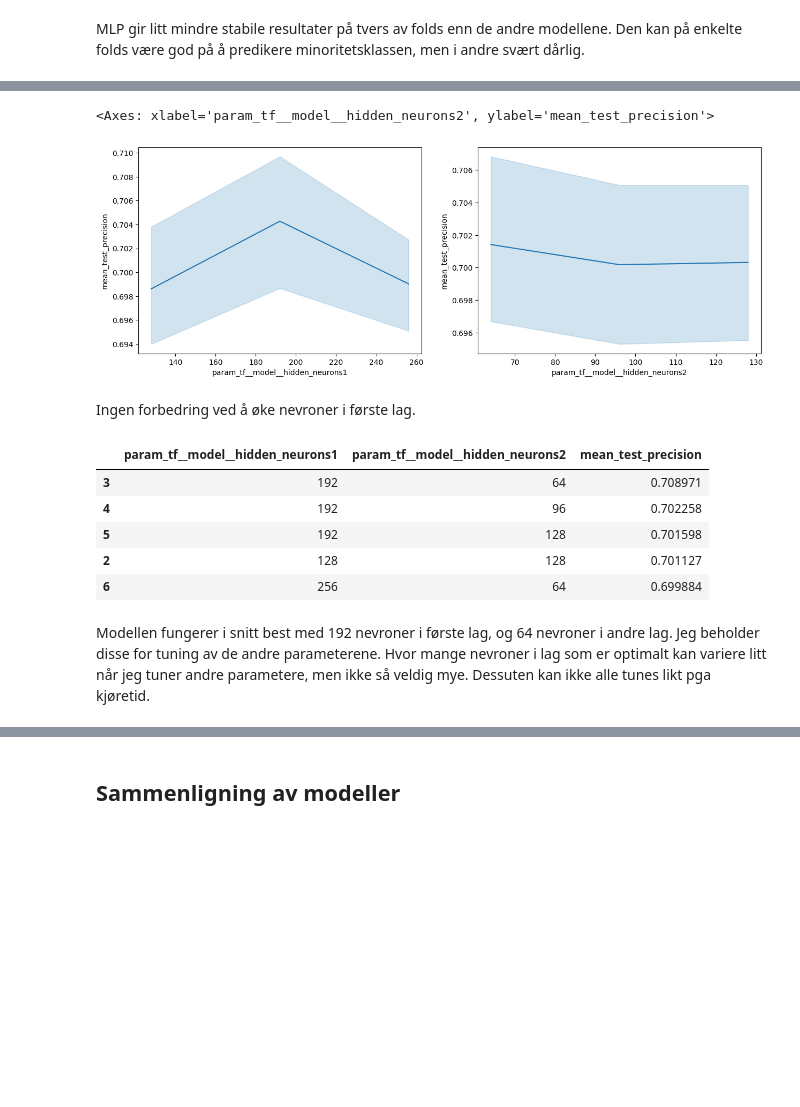
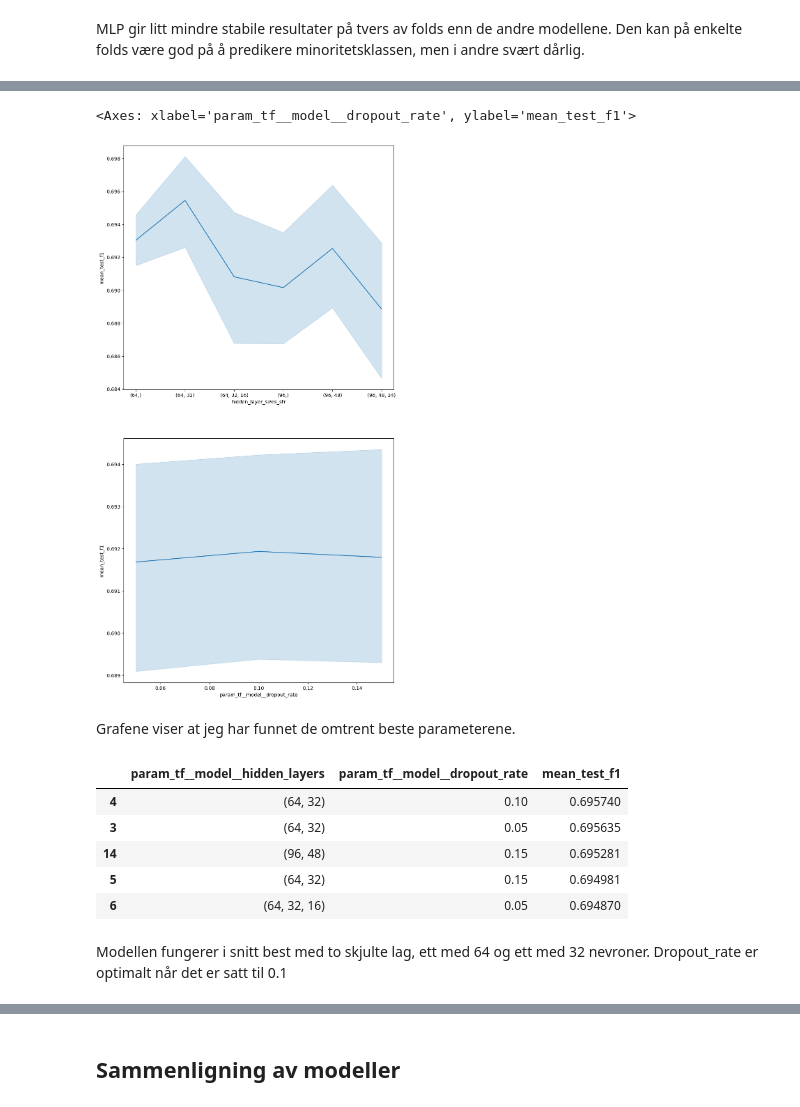
Before and after one commit to Finken2002/Mandatory_Artificial_Neural_Networks, a Jupyter notebook: Comparison_of_Classifiers_for_Student_Performance_Prediction/Comparison_of_Classifiers_for_Student_Performance_Predictions_ANN_3.ipynb, the cells around one changed output, grey strips where cells are left out. Cells and saved outputs as stored; diff of their text form; code cells hidden in the pictures; blank space fills up the shorter version.

```diff
--- a/Comparison_of_Classifiers_for_Student_Performance_Prediction/Comparison_of_Classifiers_for_Student_Performance_Predictions_ANN_3.ipynb
+++ b/Comparison_of_Classifiers_for_Student_Performance_Prediction/Comparison_of_Classifiers_for_Student_Performance_Predictions_ANN_3.ipynb
@@ -211,24 +211,6 @@ Noen features viser seg å på det meste ha en moderat negativ korrelasjon. De h
 Mange fler features viser seg å ha høy positiv korrelasjon, og enkelte av dem er svært sterkt korrelert. De høyeste positive korrelasjonene er "Curricular units 1st sem (credited)" og "Curricular units 2nd sem (credited)" med korrelasjon på ca. 0.945, "Curricular units 1st sem (enrolled)" og "Curricular units 2nd sem (enrolled)" med korrelasjon på ca. 0.943, samt "Curricular units 1st sem (approved)" og "Curricular units 2nd sem (approved)" med korrelasjon på ca. 0.904. Dette viser at antall emner studenten er påmeldt, har bestått og fått poeng for første semester, veldig ofte stemmer overens med antall emner dette gjelder i andre semester.
 # %% [markdown]
 ### Funksjon for bygging av tensorflow modell
-# %%
-def build_tensorflow_model(meta, hidden_neurons1=64, hidden_neurons2=32, dropout_rate=0.0):
-    n_features = meta["n_features_in_"]
-    n_classes = meta["n_classes_"]
-
-    model = Sequential()
-    model.add(tf.keras.Input(shape=(n_features,)))
-    model.add(Dense(hidden_neurons1, activation="relu"))
-    model.add(Dense(hidden_neurons2, activation="relu"))
-
-    if dropout_rate > 0:
-        model.add(Dropout(dropout_rate))
-
-    model.add(Dense(n_classes, activation="softmax"))
-
-    model.compile(optimizer="adam", loss="sparse_categorical_crossentropy", metrics=["accuracy"])
-
-    return model
 # %%
 def build_tensorflow_model(meta, hidden_layers=(64,32), dropout_rate=0.0):
     n_features = meta["n_features_in_"]
@@ -1954,10 +1975,10 @@ Et høyere antall nevroner i første lag ser ut til å fungere godt. Jeg tester
 # %%
 tf_params3 = {
-    "tf__model__hidden_neurons1": [128, 192, 256],
-    "tf__model__hidden_neurons2": [64, 96, 128],
-    "tf__model__dropout_rate": [0.0],
-    "tf__epochs": [5],
-    "tf__batch_size": [64]
+    "tf__model__hidden_layers": [(64,), (64, 32), (64, 32, 16), (96,), (96, 48), (96, 48, 24)],
+    "tf__model__dropout_rate": [0.05, 0.1, 0.15],
+    "tf__optimizer__learning_rate": [0.001],
+    "tf__epochs": [15],
+    "tf__batch_size": [64],
 }
 # %%
 tf_estimators3, tf_scores3, tf_cv_results3 = train(
@@ -1966,6 +1987,7 @@ tf_estimators3, tf_scores3, tf_cv_results3 = train(
     dataset_features,
     targets_encoded,
     scoring=tensorflow_scoring,
+    refit="f1",
     n_jobs=1
     )
 tf_scores3 = pd.DataFrame(tf_scores3)
@@ -2000,33 +2022,36 @@ tf_scores3.describe()
 # %%
-fig, ax = plt.subplots(1,2, figsize=(15, 5))
-sb.lineplot(data=tf_cv_results3, x='param_tf__model__hidden_neurons1', y='mean_test_precision', ax=ax[0])
-sb.lineplot(data=tf_cv_results3, x='param_tf__model__hidden_neurons2', y='mean_test_precision', ax=ax[1])
+tf_cv_results_plot3 = tf_cv_results3.copy()
+tf_cv_results_plot3['hidden_layer_sizes_str'] = (tf_cv_results_plot3['param_tf__model__hidden_layers'].astype(str))
+
+fig, ax = plt.subplots(2,1, figsize=(10, 20))
+sb.lineplot(data=tf_cv_results_plot3, x='hidden_layer_sizes_str', y='mean_test_f1', ax=ax[0])
+sb.lineplot(data=tf_cv_results_plot3, x='param_tf__model__dropout_rate', y='mean_test_f1', ax=ax[1])
 # %% [output]
-<Axes: xlabel='param_tf__model__hidden_neurons2', ylabel='mean_test_precision'>
+<Axes: xlabel='param_tf__model__dropout_rate', ylabel='mean_test_f1'>
-[figure, old version]
+[figure, new version]
 # %% [markdown]
-Ingen forbedring ved å øke nevroner i første lag.
+Grafene viser at jeg har funnet de omtrent beste parameterene.
 # %%
 columns = [
-    'param_tf__model__hidden_neurons1',
-    'param_tf__model__hidden_neurons2',
-    'mean_test_precision'
+    'param_tf__model__hidden_layers',
+    'param_tf__model__dropout_rate',
+    'mean_test_f1'
 ]
 
-tf_cv_results3_sorted = (
-    tf_cv_results3[columns].groupby(['param_tf__model__hidden_neurons1', 'param_tf__model__hidden_neurons2'],
-        as_index=False)['mean_test_precision'].mean().sort_values('mean_test_precision', ascending=False)
+tf_cv_results_sorted3 = (
+    tf_cv_results3[columns].groupby(['param_tf__model__hidden_layers', 'param_tf__model__dropout_rate'],
+        as_index=False)['mean_test_f1'].mean().sort_values('mean_test_f1', ascending=False)
 )
 
-tf_cv_results3_sorted.head()
+tf_cv_results_sorted3.head()
 # %% [output]
-|  | param_tf__model__hidden_neurons1 | param_tf__model__hidden_neurons2 | mean_test_precision |
-| 3 | 192 | 64 | 0.708971 |
-| 4 | 192 | 96 | 0.702258 |
-| 5 | 192 | 128 | 0.701598 |
-| 2 | 128 | 128 | 0.701127 |
-| 6 | 256 | 64 | 0.699884 |
+|  | param_tf__model__hidden_layers | param_tf__model__dropout_rate | mean_test_f1 |
+| 4 | (64, 32) | 0.10 | 0.695740 |
+| 3 | (64, 32) | 0.05 | 0.695635 |
+| 14 | (96, 48) | 0.15 | 0.695281 |
+| 5 | (64, 32) | 0.15 | 0.694981 |
+| 6 | (64, 32, 16) | 0.05 | 0.694870 |
 # %% [markdown]
-Modellen fungerer i snitt best med 192 nevroner i første lag, og 64 nevroner i andre lag. Jeg beholder disse for tuning av de andre parameterene. Hvor mange nevroner i lag som er optimalt kan variere litt når jeg tuner andre parametere, men ikke så veldig mye. Dessuten kan ikke alle tunes likt pga kjøretid.
+Modellen fungerer i snitt best med to skjulte lag, ett med 64 og ett med 32 nevroner. Dropout_rate er optimalt når det er satt til 0.1
 # %%
 tf_params4 = {
```
Also changed, not shown: parts of 38 cells of this notebook.
